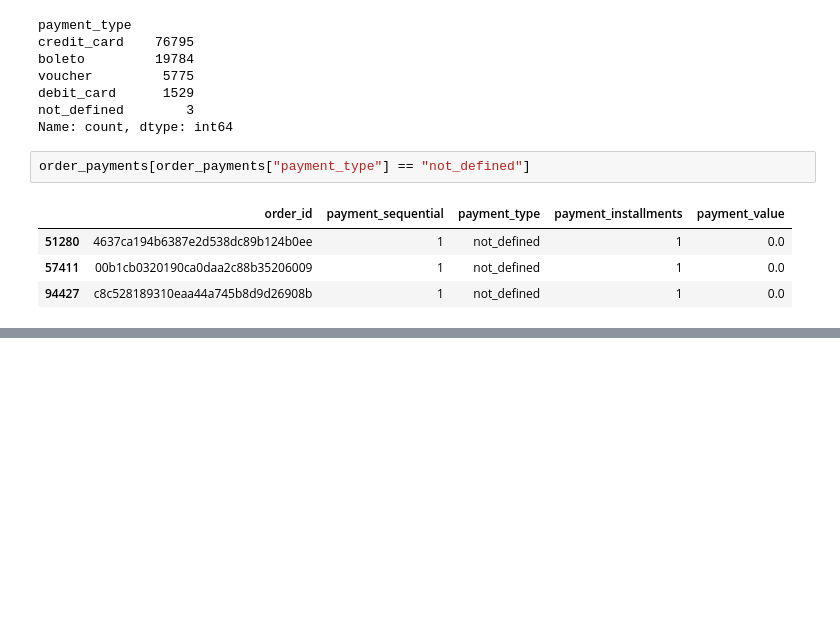
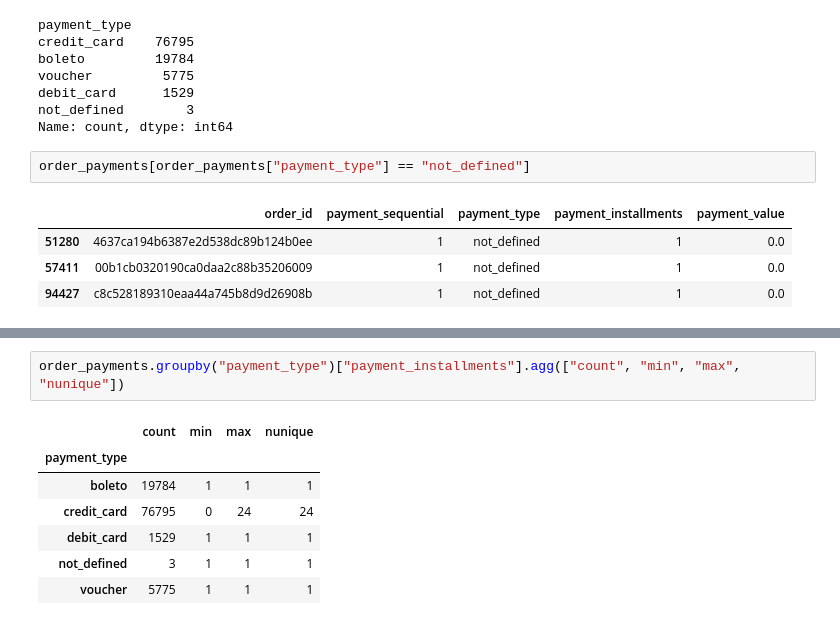
Before and after one commit to ReinSoup/OLIST-Data-Quality-ETL, a Jupyter notebook: notebooks/01_Raw_Data_Inspection.ipynb, the cells around one changed output, grey strips where cells are left out. Drawn from its saved outputs; the diff is of its cells as text; blank space fills up the shorter version.

```diff
--- a/notebooks/01_Raw_Data_Inspection.ipynb
+++ b/notebooks/01_Raw_Data_Inspection.ipynb
@@ -709,0 +724,10 @@ order_payments[order_payments["payment_type"] == "not_defined"]
+# %%
+order_payments.groupby("payment_type")["payment_installments"].agg(["count", "min", "max", "nunique"])
+# %% [output]
+|  | count | min | max | nunique |
+| payment_type |  |  |  |  |
+| boleto | 19784 | 1 | 1 | 1 |
+| credit_card | 76795 | 0 | 24 | 24 |
+| debit_card | 1529 | 1 | 1 | 1 |
+| not_defined | 3 | 1 | 1 | 1 |
+| voucher | 5775 | 1 | 1 | 1 |
```
Also changed, not shown: parts of 7 cells of this notebook.
